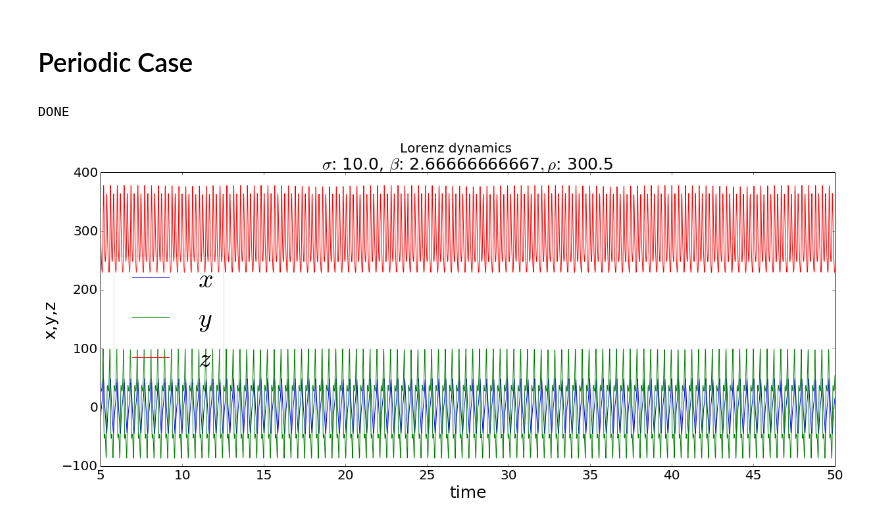
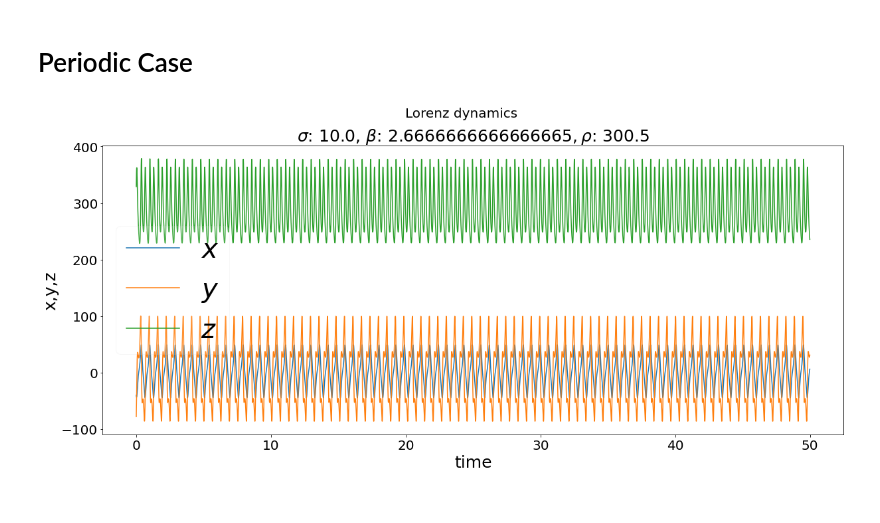
Before and after one commit to calugo/Lorenz-Chua-WASM, a Jupyter notebook: OpenPlant-Lorenz.ipynb, the cells around one changed output. Cells and saved outputs as stored; diff of their text form; code cells hidden in the pictures.

```diff
--- a/OpenPlant-Lorenz.ipynb
+++ b/OpenPlant-Lorenz.ipynb
@@ -161,73 +130,41 @@ fig.savefig('xyzchaos.png',format='png',dpi=600, bbox_inches='tight')
 # %% [markdown]
 # Periodic Case
-# %%
-to=0 #initial time
-tf=50 #final time
-
-sigma=10.0
-beta=8.0/3.0
-rho=300.5
-par=[sigma,beta,rho]
-dt=0.001
-tp=5.0
-
-t=to
-xo=2.1
-yo=0.1
-zo=0.1
-
-xplt=[]
-yplt=[]
-zplt=[]
-tplt=[]
-
-#tplt.append(t)
-#xplt.append(xo)
-#yplt.append(yo)
-#zplt.append(zo)
-xold=[xo,yo,zo]
-#xold=[]
-while t<tf:
-    xnew=[]
-    xnew=RK(xold[0],xold[1],xold[2],par,dt)
-    if t>tp:
-        tplt.append(t)
-        xplt.append(xnew[0])
-        yplt.append(xnew[1])
-        zplt.append(xnew[2])
-        #print tp
-        tp+=0.01
-
-    t+=dt
-    xold=[xnew[0],xnew[1],xnew[2]]
-print("DONE")
-# %% [output]
-DONE
+# %%
+Tf=50 #final time
+
+sigma=10.0
+beta=8.0/3.0
+rho=300.5
+pts=[sigma,rho,beta]
+ro=np.array([-40.1,-78.1,329])
+h=1e-4
+
+t,X1,X2,X3 = RK(ro,pts,Tf,h)
 # %%
 %matplotlib inline
 import matplotlib.pyplot as plt
 import matplotlib.ticker as tick
 
 fig, axes = plt.subplots(1,1,figsize=(20, 8))
 
 st = fig.suptitle("Lorenz dynamics", fontsize=20)
-subt = axes.set_title("$\sigma$: "+str(sigma)+", $\\beta$: "+str(beta)+"$, \\rho$: "+str(rho),fontsize=25)
+subt = axes.set_title("$\sigma$: "+str(pts[0])+", $\\beta$: "+str(pts[2])+"$, \\rho$: "+str(pts[1]),fontsize=25)
 #subt = axes.set_title("$\sigma$: "+str(sigma)+", $\beta$: "+str(beta)+", $\rho$: "+str(rho)+", fontsize=15)
 axes.set_xlabel("time",fontsize=25)
 axes.set_ylabel("x,y,z",fontsize=25)
 axes.xaxis.set_tick_params(labelsize=20)
 axes.yaxis.set_tick_params(labelsize=20)
 #axes.set_ylim([0,1.1])
-axes.plot(tplt,xplt,"-",label="$x$")
-axes.plot(tplt,yplt,"-",label='$y$')
-axes.plot(tplt,zplt,"-",label='$z$')
+axes.plot(t,X1,"-",label=r"$x$")
+axes.plot(t,X2,"-",label=r'$y$')
+axes.plot(t,X3,"-",label=r'$z$')
 fig.patch.set_alpha(0.5)
 # Now add the legend with some customizations.
-legend = axes.legend(loc='best', fontsize=40, framealpha=0.15)
+legend = axes.legend(loc='best', fontsize=40,framealpha=0.15)
 #fig.savefig('r.svg',format='svg',dpi=600, bbox_inches='tight')
-fig.savefig('xyznct.png',format='png',dpi=600, bbox_inches='tight')
+#fig.savefig('xyzt.png',format='png',dpi=600, bbox_inches='tight')
 # %% [output]
-[figure, old version]
+[figure, new version]
 # %%
 %matplotlib inline
 import matplotlib.pyplot as plt
```
Also changed, not shown: parts of 10 cells of this notebook, 14 other files.
